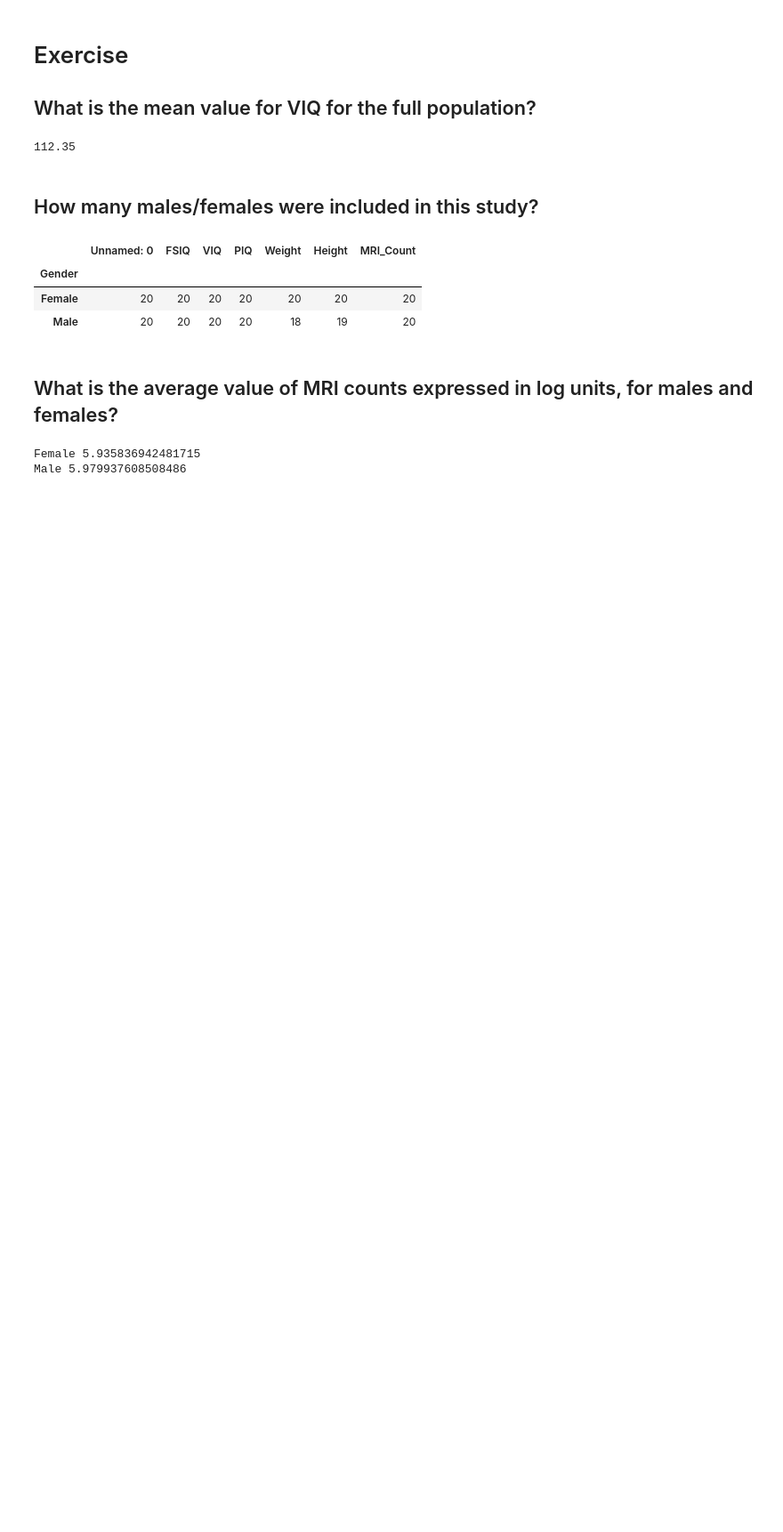
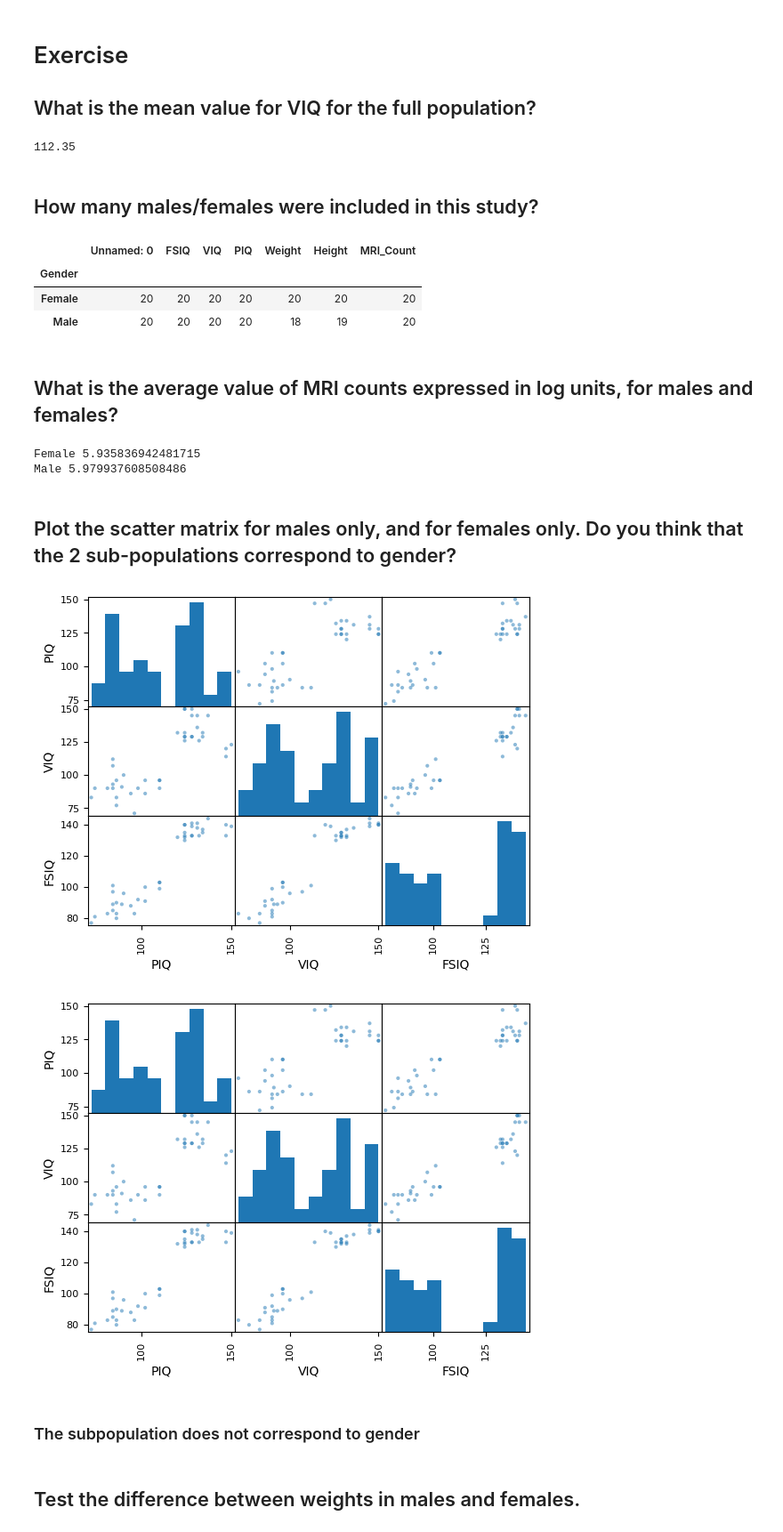
Before and after one commit to cquiles11/Python_stats, a Jupyter notebook: Python_stats.ipynb, the cells around one changed output. Shown at 89% size. Drawn from its saved outputs; the diff is of its cells as text; code cells hidden in the pictures; blank space fills up the shorter version.

```diff
--- a/Python_stats.ipynb
+++ b/Python_stats.ipynb
@@ -57,3 +57,15 @@ for gender, value in groupby_gender['MRI_Count']:
 # %% [output]
 Female 5.935836942481715
 Male 5.979937608508486
+# %% [markdown]
+## Plot the scatter matrix for males only, and for females only. Do you think that the 2 sub-populations correspond to gender?
+# %%
+for gender, value in groupby_gender['Gender']:
+    plotting.scatter_matrix(datafile[['PIQ', 'VIQ', 'FSIQ']])
+# %% [output]
+[figure, added]
+[figure, added]
+# %% [markdown]
+### The subpopulation does not correspond to gender
+# %% [markdown]
+## Test the difference between weights in males and females.
```
Also changed, not shown: parts of 2 cells of this notebook.
